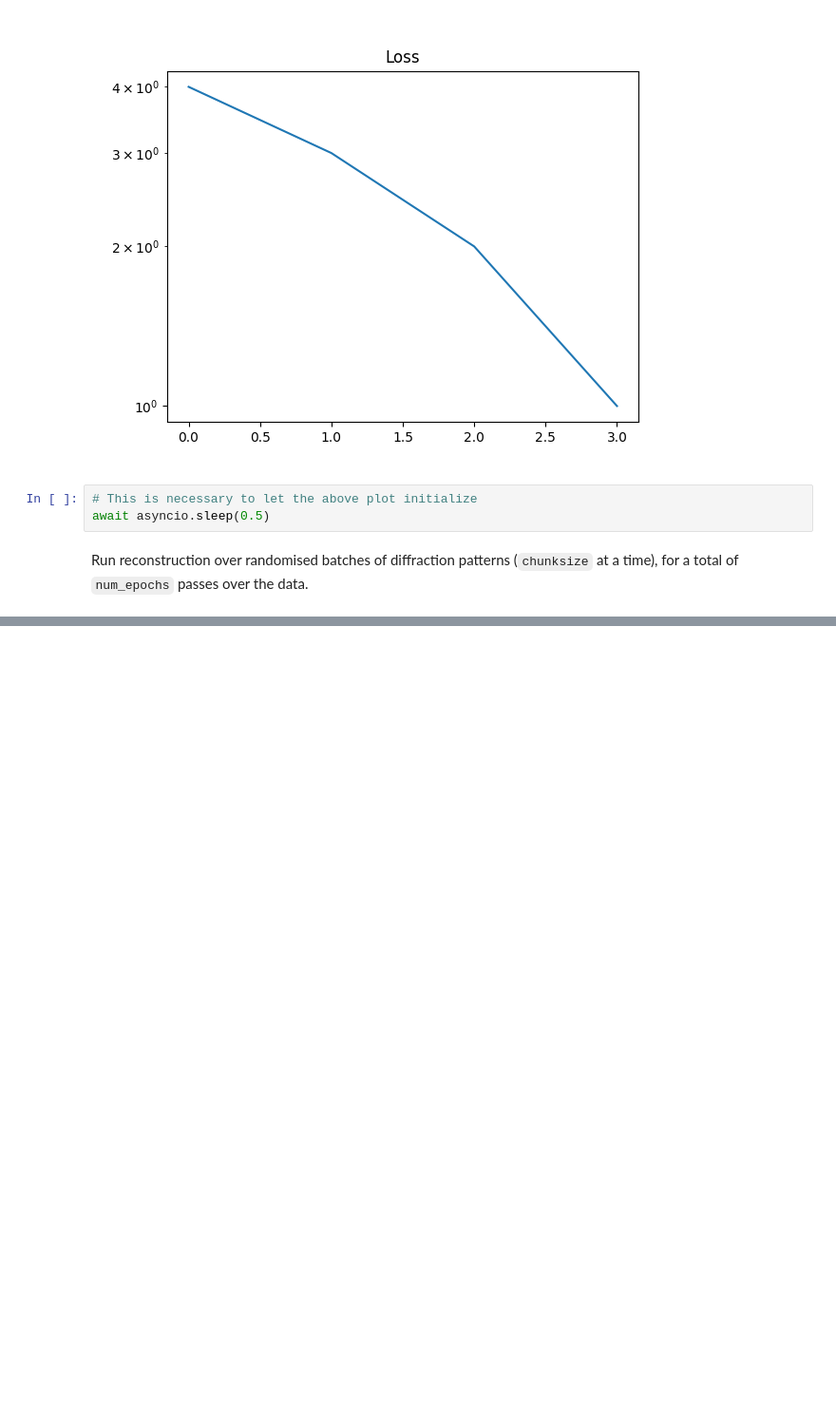
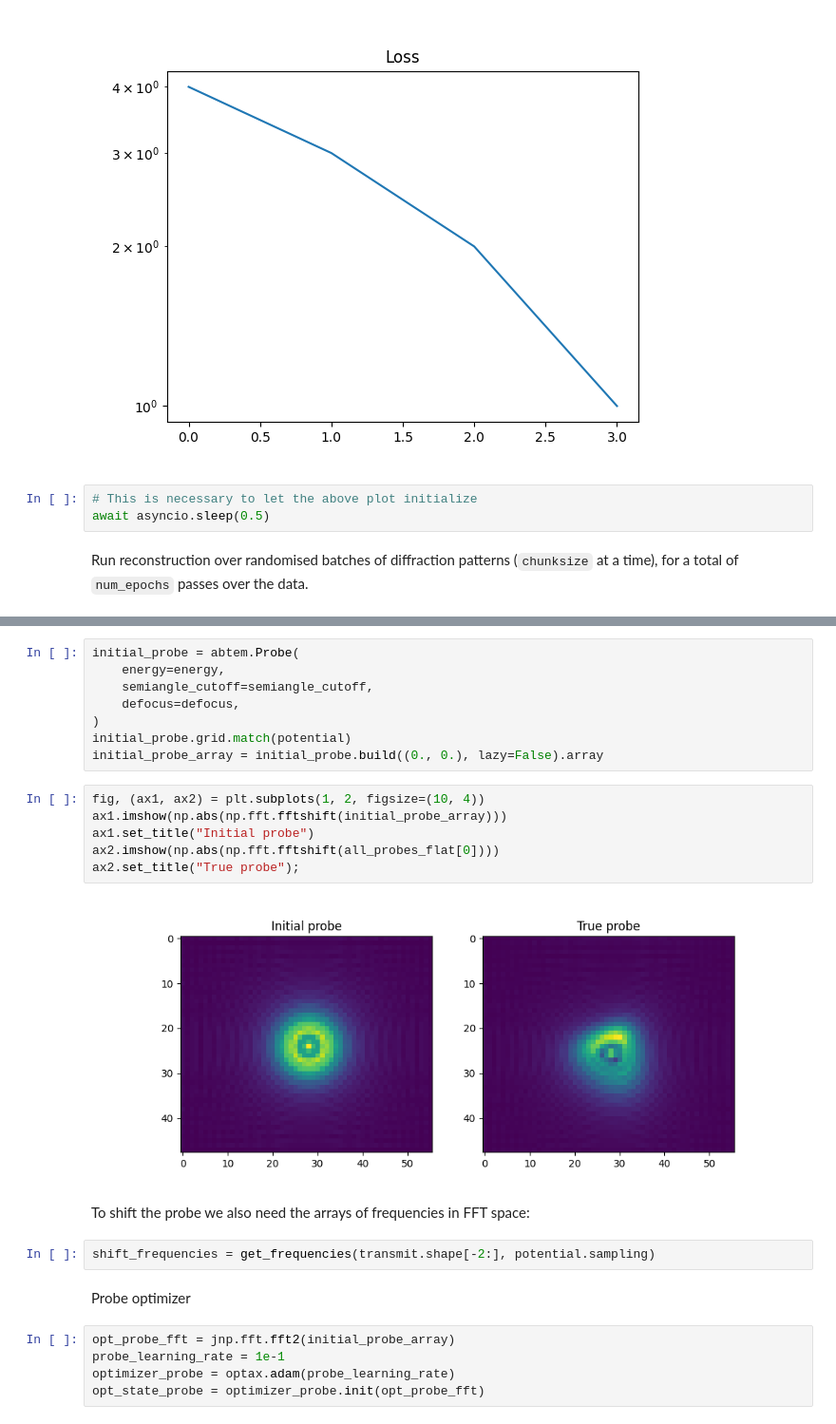
Before and after one commit to METSA-DIADEM/jax-ptychography, a Jupyter notebook: jax_multislice.ipynb, the cells around one changed output, grey strips where cells are left out. Shown at 95% size. Saved outputs shown, nothing was run; the diff lists cells and outputs as text; blank space fills up the shorter version.

```diff
--- a/jax_multislice.ipynb
+++ b/jax_multislice.ipynb
@@ -364,0 +404,27 @@ subfigs[1].colorbar(im_ang, cax=cbar_ax)
+# %%
+initial_probe = abtem.Probe(
+    energy=energy,
+    semiangle_cutoff=semiangle_cutoff,
+    defocus=defocus,
+)
+initial_probe.grid.match(potential)
+initial_probe_array = initial_probe.build((0., 0.), lazy=False).array
+# %%
+fig, (ax1, ax2) = plt.subplots(1, 2, figsize=(10, 4))
+ax1.imshow(np.abs(np.fft.fftshift(initial_probe_array)))
+ax1.set_title("Initial probe")
+ax2.imshow(np.abs(np.fft.fftshift(all_probes_flat[0])))
+ax2.set_title("True probe");
+# %% [output]
+[figure, added]
+# %% [markdown]
+To shift the probe we also need the arrays of frequencies in FFT space:
+# %%
+shift_frequencies = get_frequencies(transmit.shape[-2:], potential.sampling)
+# %% [markdown]
+Probe optimizer
+# %%
+opt_probe_fft = jnp.fft.fft2(initial_probe_array)
+probe_learning_rate = 1e-1
+optimizer_probe = optax.adam(probe_learning_rate)
+opt_state_probe = optimizer_probe.init(opt_probe_fft)
```
Also changed, not shown: parts of 39 cells of this notebook.
